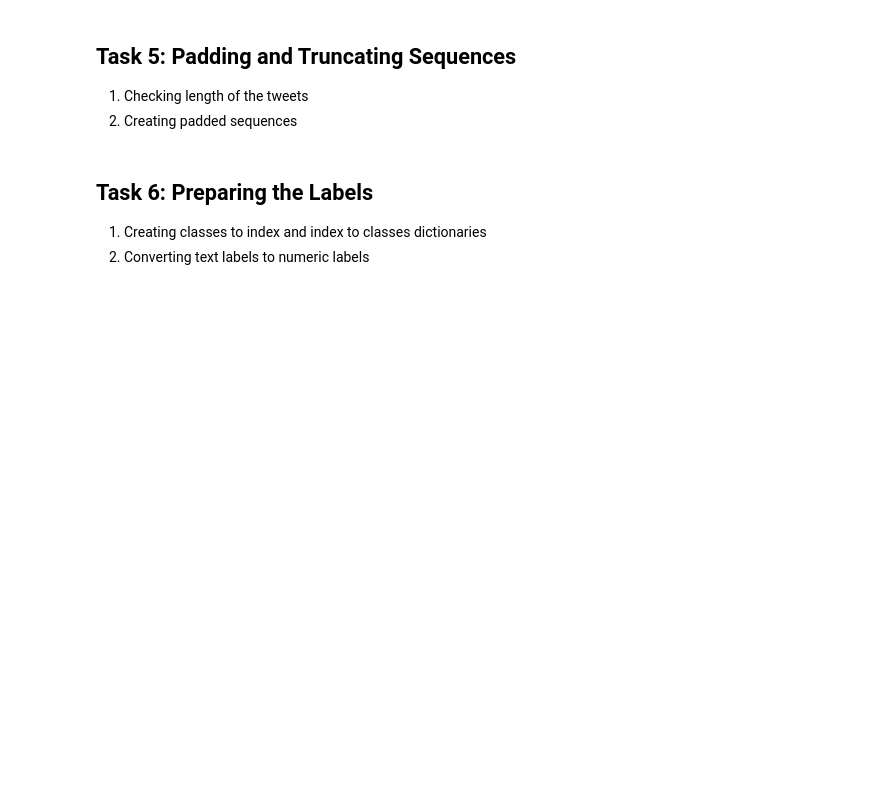
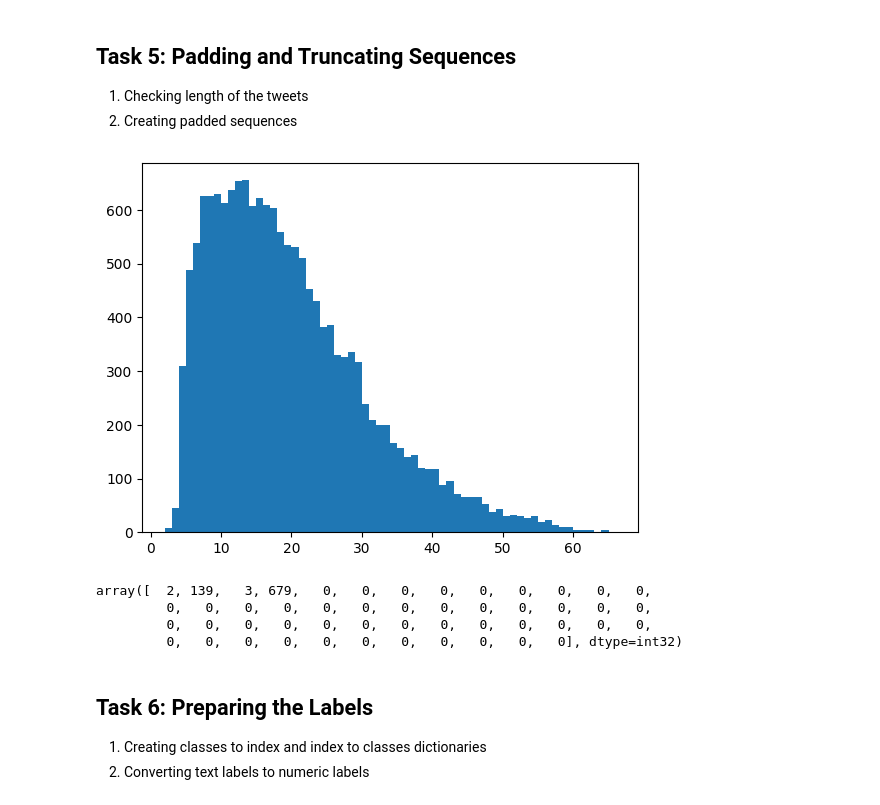
Before and after one commit to Subin-Vidhu/2024, a Jupyter notebook: Coursera_Guided_Projects/Tweet Emotion Recognition - Natural Language Processing with TensorFlow/Tweet Emotion Recognition - Learner.ipynb, the cells around one changed output. Drawn from its saved outputs; the diff is of its cells as text; code cells hidden in the pictures; blank space fills up the shorter version.

```diff
--- a/Coursera_Guided_Projects/Tweet Emotion Recognition - Natural Language Processing with TensorFlow/Tweet Emotion Recognition - Learner.ipynb
+++ b/Coursera_Guided_Projects/Tweet Emotion Recognition - Natural Language Processing with TensorFlow/Tweet Emotion Recognition - Learner.ipynb
@@ -191,3 +191,9 @@ i didnt feel humiliated
 
 1. Checking length of the tweets
 2. Creating padded sequences
+# %%
+lengths = [len(t.split(' ')) for t in train_tweets]
+plt.hist(lengths, bins=len(set(lengths)))
+plt.show()
+# %% [output]
+[figure, added]
@@ -194,3 +212,10 @@ i didnt feel humiliated
+# %%
+padded_train_sequences[0]
+# %% [output]
+array([  2, 139,   3, 679,   0,   0,   0,   0,   0,   0,   0,   0,   0,
+         0,   0,   0,   0,   0,   0,   0,   0,   0,   0,   0,   0,   0,
+         0,   0,   0,   0,   0,   0,   0,   0,   0,   0,   0,   0,   0,
+         0,   0,   0,   0,   0,   0,   0,   0,   0,   0,   0], dtype=int32)
 # %% [markdown]
 ## Task 6: Preparing the Labels
 
```
Also changed, not shown: parts of 3 cells of this notebook.
